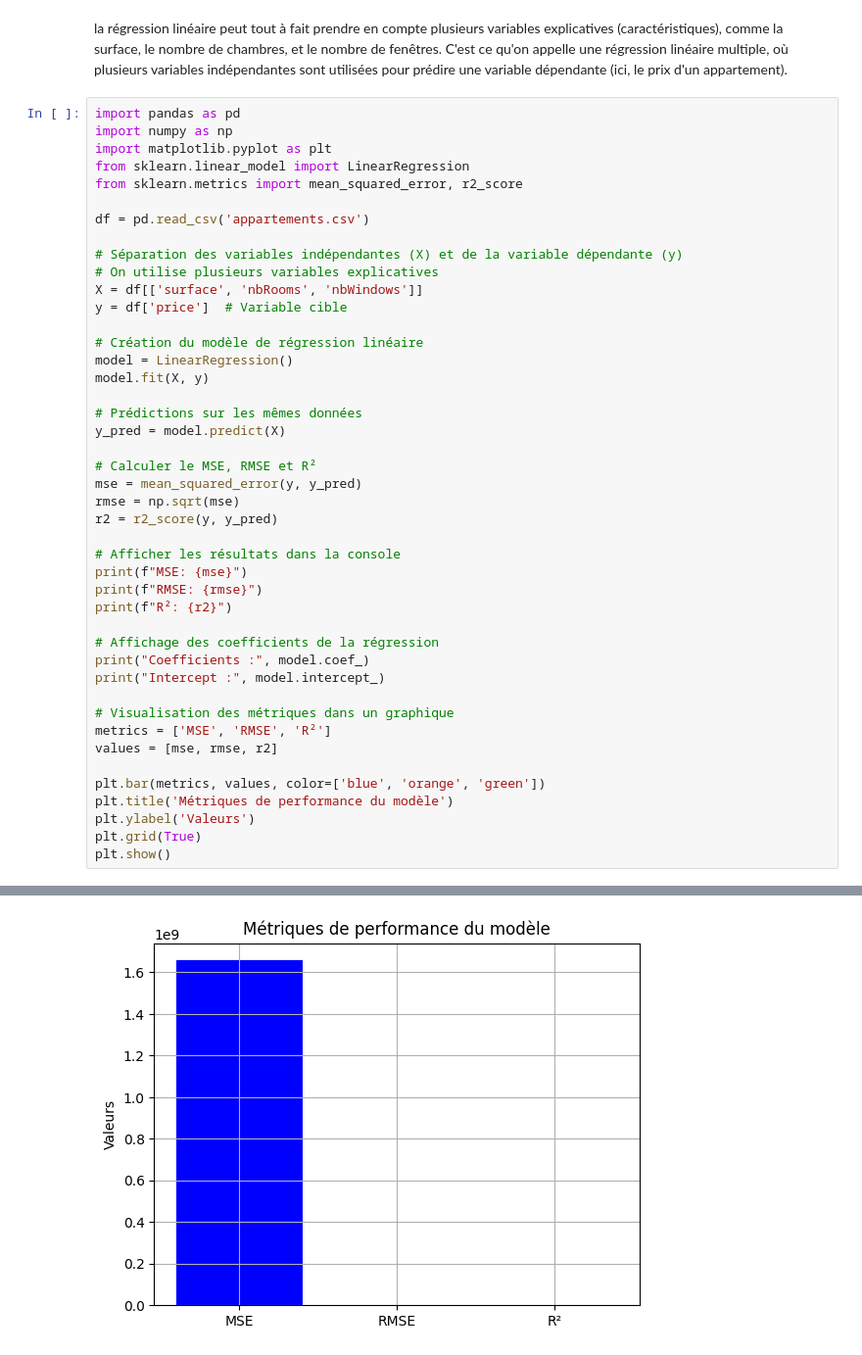
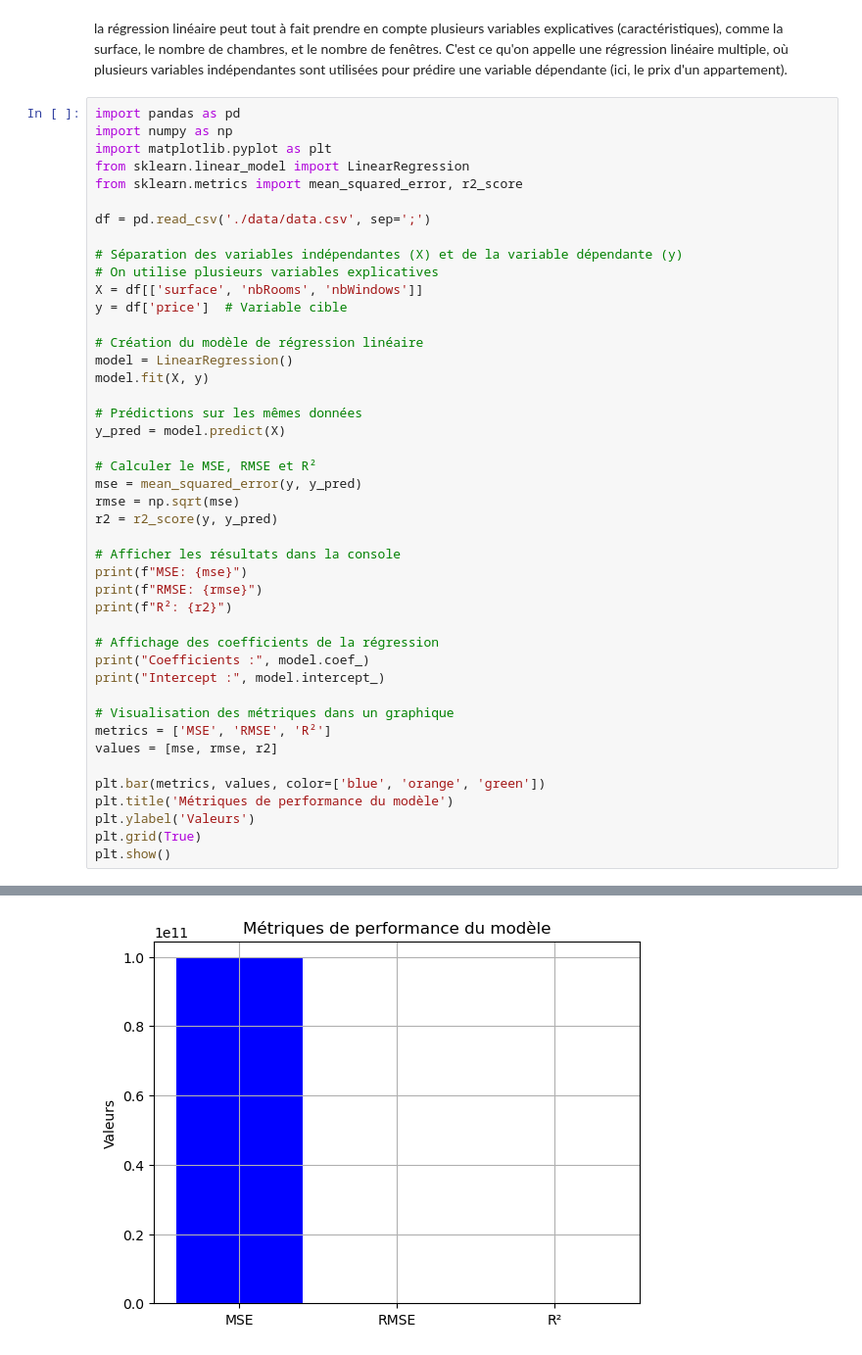
Before and after one commit to LoanCB/cours-ia-web, a Jupyter notebook: ia-back/Playground Linear.ipynb, the cells around one changed output, grey strips where cells are left out. Shown at 98% size. Saved outputs shown, nothing was run; the diff lists cells and outputs as text.

```diff
--- a/ia-back/Playground Linear.ipynb
+++ b/ia-back/Playground Linear.ipynb
@@ -77,7 +78,7 @@ import matplotlib.pyplot as plt
 from sklearn.linear_model import LinearRegression
 from sklearn.metrics import mean_squared_error, r2_score
 
-df = pd.read_csv('appartements.csv')
+df = pd.read_csv('./data/data.csv', sep=';')
 
 # Séparation des variables indépendantes (X) et de la variable dépendante (y)
 # On utilise plusieurs variables explicatives
@@ -123 +124 @@ Intercept : 21964.35381396982
-[figure, old version]
+[figure, new version]
```
Also changed, not shown: parts of 3 cells of this notebook, 5 other files.
